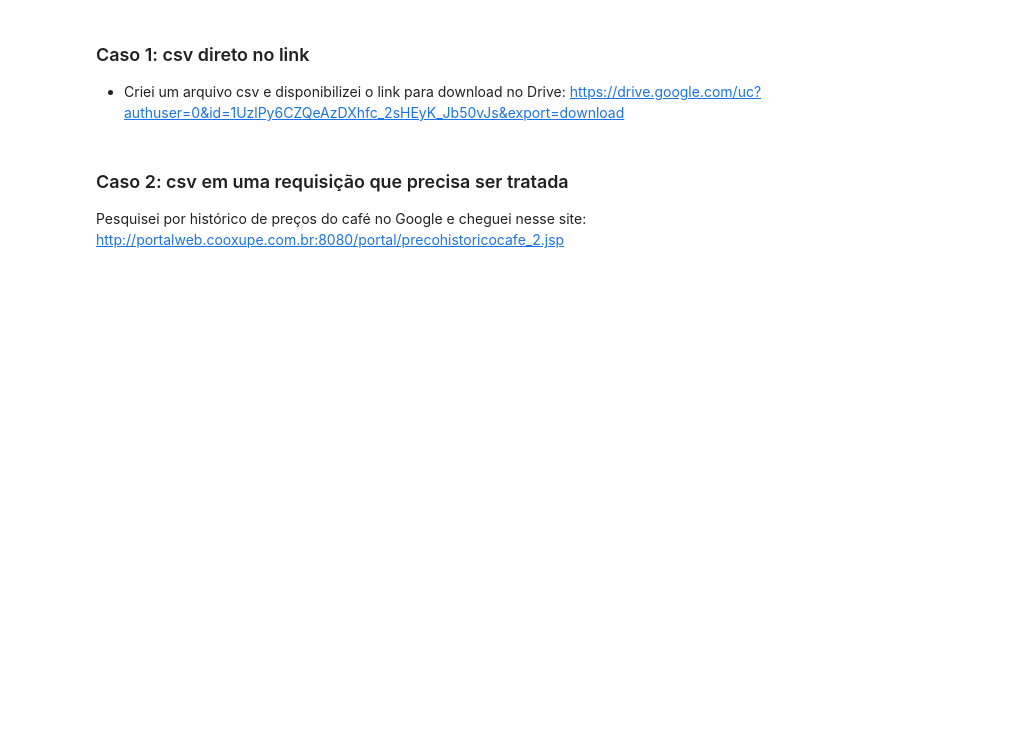
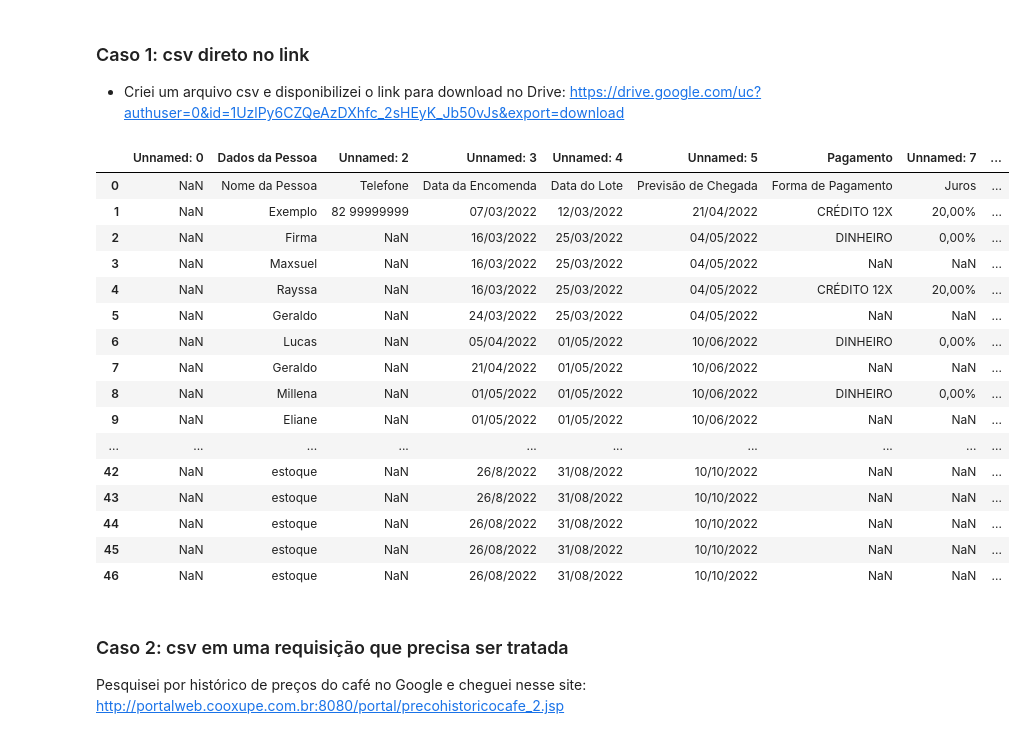
Before and after one commit to franciscojdsjr/Estudos-Python, a Jupyter notebook: Hastag/Exercicios_Pandas/Pandas 09.ipynb, the cells around one changed output. Saved outputs shown, nothing was run; the diff lists cells and outputs as text; code cells hidden in the pictures; blank space fills up the shorter version.

```diff
--- a/Hastag/Exercicios_Pandas/Pandas 09.ipynb
+++ b/Hastag/Exercicios_Pandas/Pandas 09.ipynb
@@ -11,6 +11,31 @@
 ### Caso 1: csv direto no link
 
 - Criei um arquivo csv e disponibilizei o link para download no Drive: https://drive.google.com/uc?authuser=0&id=1UzlPy6CZQeAzDXhfc_2sHEyK_Jb50vJs&export=download
+# %%
+import pandas as pd
+
+url = 'https://docs.google.com/spreadsheets/d/e/2PACX-1vRe2e9WU_HKzrlNPu-pMmDAqvTsEBqO3AzAaEGgI4PNSkAEpbXRBRSGOC7liwxOjE5bkT5Po3mCh48L/pub?gid=0&single=true&output=csv'
+
+cotacao_df = pd.read_csv(url)
+display(cotacao_df)
+# %% [output]
+|  | Unnamed: 0 | Dados da Pessoa | Unnamed: 2 | Unnamed: 3 | Unnamed: 4 | Unnamed: 5 | Pagamento | Unnamed: 7 | ... |
+| 0 | NaN | Nome da Pessoa | Telefone | Data da Encomenda | Data do Lote | Previsão de Chegada | Forma de Pagamento | Juros | ... |
+| 1 | NaN | Exemplo | 82 99999999 | 07/03/2022 | 12/03/2022 | 21/04/2022 | CRÉDITO 12X | 20,00% | ... |
+| 2 | NaN | Firma | NaN | 16/03/2022 | 25/03/2022 | 04/05/2022 | DINHEIRO | 0,00% | ... |
+| 3 | NaN | Maxsuel | NaN | 16/03/2022 | 25/03/2022 | 04/05/2022 | NaN | NaN | ... |
+| 4 | NaN | Rayssa | NaN | 16/03/2022 | 25/03/2022 | 04/05/2022 | CRÉDITO 12X | 20,00% | ... |
+| 5 | NaN | Geraldo | NaN | 24/03/2022 | 25/03/2022 | 04/05/2022 | NaN | NaN | ... |
+| 6 | NaN | Lucas | NaN | 05/04/2022 | 01/05/2022 | 10/06/2022 | DINHEIRO | 0,00% | ... |
+| 7 | NaN | Geraldo | NaN | 21/04/2022 | 01/05/2022 | 10/06/2022 | NaN | NaN | ... |
+| 8 | NaN | Millena | NaN | 01/05/2022 | 01/05/2022 | 10/06/2022 | DINHEIRO | 0,00% | ... |
+| 9 | NaN | Eliane | NaN | 01/05/2022 | 01/05/2022 | 10/06/2022 | NaN | NaN | ... |
+| ... | ... | ... | ... | ... | ... | ... | ... | ... | ... |
+| 42 | NaN | estoque | NaN | 26/8/2022 | 31/08/2022 | 10/10/2022 | NaN | NaN | ... |
+| 43 | NaN | estoque | NaN | 26/8/2022 | 31/08/2022 | 10/10/2022 | NaN | NaN | ... |
+| 44 | NaN | estoque | NaN | 26/08/2022 | 31/08/2022 | 10/10/2022 | NaN | NaN | ... |
+| 45 | NaN | estoque | NaN | 26/08/2022 | 31/08/2022 | 10/10/2022 | NaN | NaN | ... |
+| 46 | NaN | estoque | NaN | 26/08/2022 | 31/08/2022 | 10/10/2022 | NaN | NaN | ... |
 # %% [markdown]
 ### Caso 2: csv em uma requisição que precisa ser tratada
 
```
Also changed, not shown: parts of 1 cell of this notebook.
